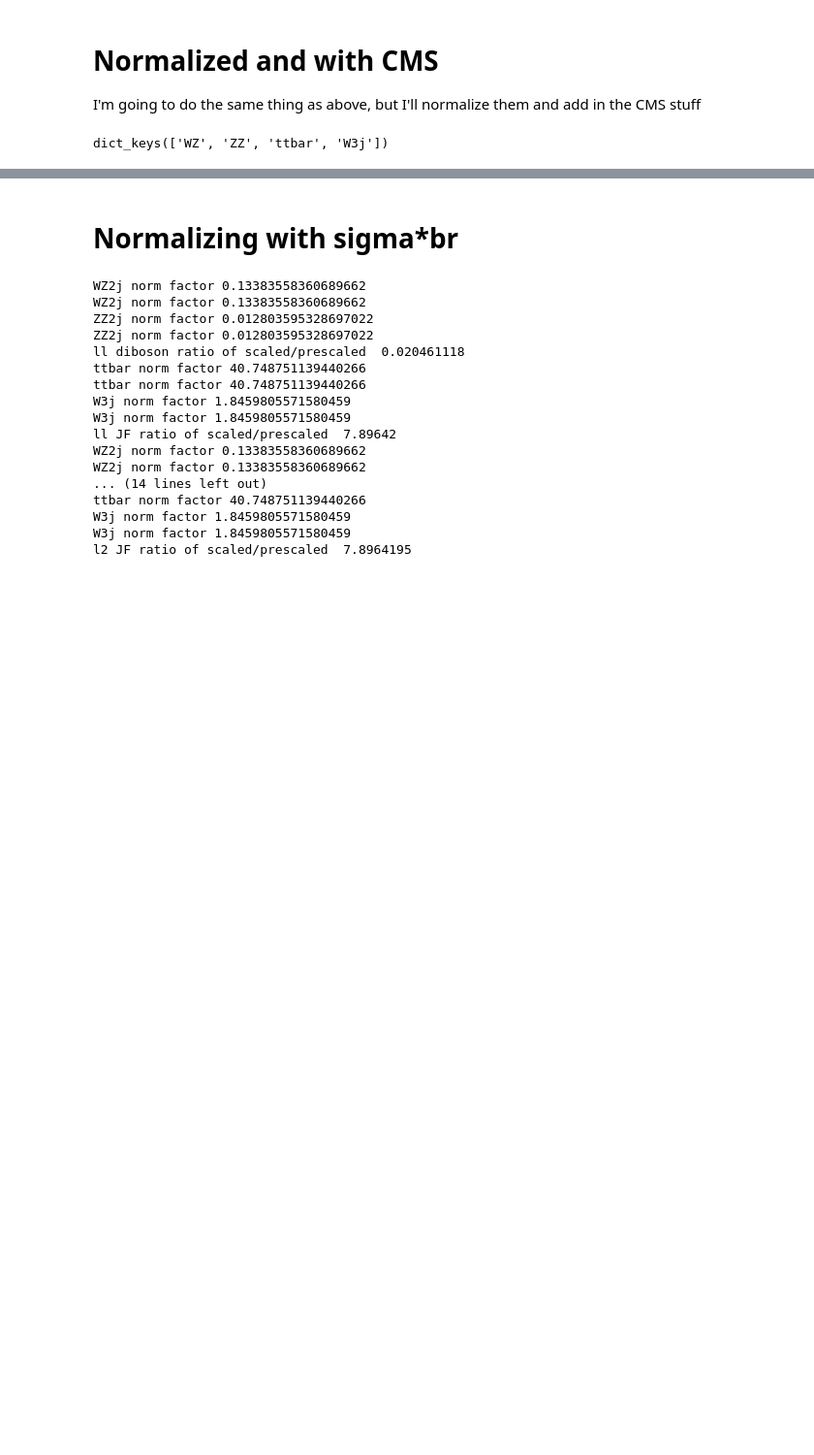
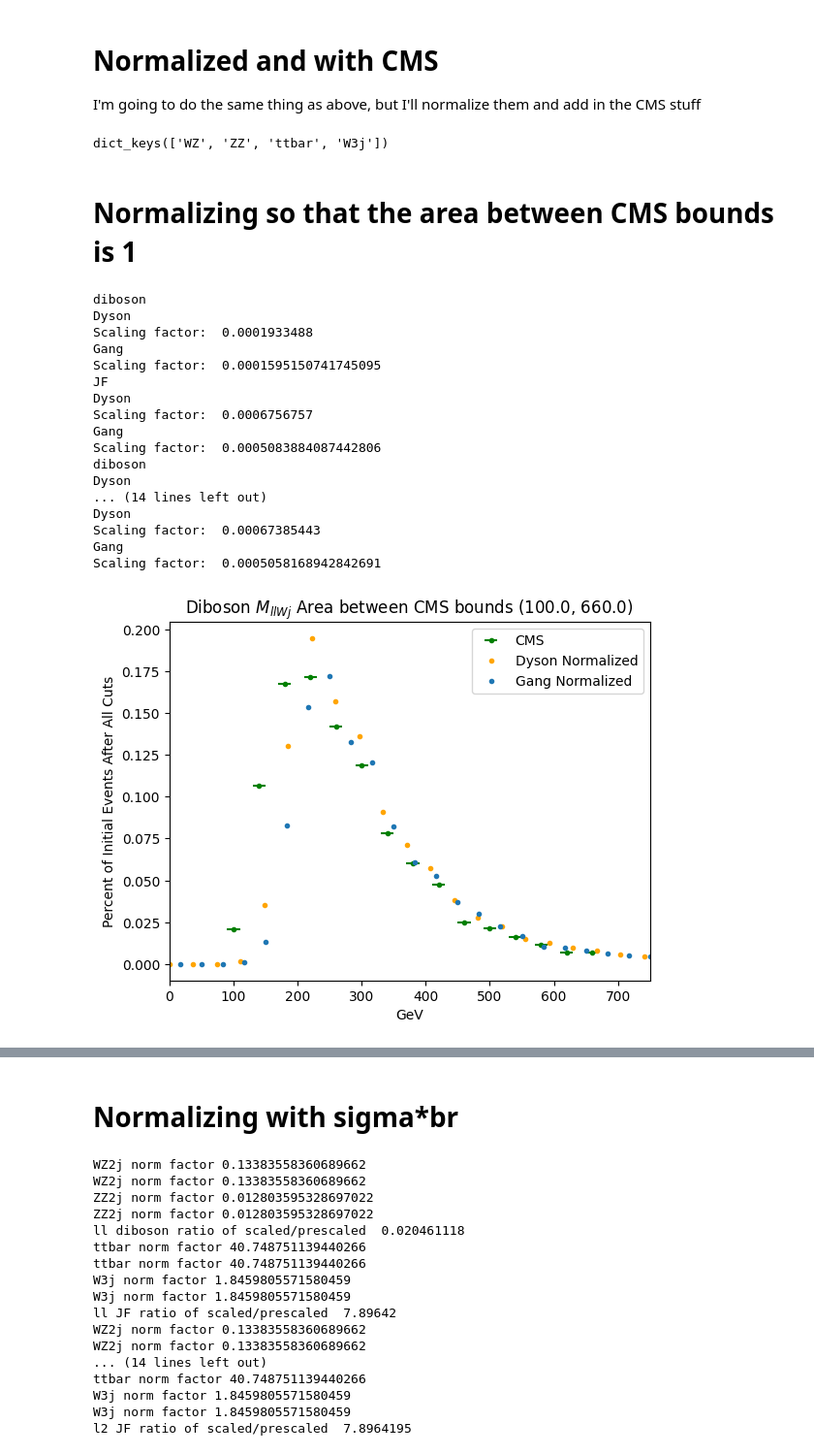
Before and after one commit to dysontk/LFVLNV, a Jupyter notebook: AnalysisAndSuch/Histos.ipynb, the cells around one changed output, grey strips where cells are left out. Shown at 97% size. Drawn from its saved outputs; the diff is of its cells as text; code cells hidden in the pictures; blank space fills up the shorter version.

```diff
--- a/AnalysisAndSuch/Histos.ipynb
+++ b/AnalysisAndSuch/Histos.ipynb
@@ -421,3 +437,77 @@ init_dir = {'diboson':path_to_Gang + gang_diboson_path,
 print(GangDataDictFull.keys())
 # %% [output]
 dict_keys(['WZ', 'ZZ', 'ttbar', 'W3j'])
+# %% [markdown]
+# Normalizing so that the area between CMS bounds is 1
+# %%
+
+
+eTdict = {'WZ2j':'WZ',
+        'ZZ2j':'ZZ',
+        'W3j':'W3j',
+        'ttbar':'ttbar'}
+for htyp in GangDataDict:
+
+
+
+    for  dg in GangdatGroups:
+        fig, axes = plt.subplots()
+        CMS_to_plot = get_data(init_dir[dg]+CMSFileTags[htyp]+'3.dat') - get_data(init_dir[dg]+CMSFileTags[htyp]+'1.dat')
+        axes.errorbar(CMS_linspaces[htyp], CMS_to_plot/np.sum(CMS_to_plot), xerr=10, label='CMS', fmt='.', color='green')
+        # print(f"CMS max {htyp}", np.max(CMS_to_plot))
+        # if (dg=='JF'):
+        #     continue
+        myData = {}
+        my_y = np.zeros(50)
+        myDataPlotSCALED = 0
+        GangDataPlotX = 0
+        GangDataPlotYSCALED = 0
+        for dt in MydatGroups[dg]:
+            # print(my_start_dir)
+            # print(dt)
+            myData.update({dt:combineHistos.get_data(dt, my_FileTags[htyp], my_start_dir)})
+            # print(len(myData[dt]['data']))
+            my_x = np.linspace(myData[dt]['bounds'][0], myData[dt]['bounds'][1], len(myData[dt]['data']))
+            myDataPlotSCALED += myData[dt]['data']
+            # print(GangDataPlotY)
+            # print(GangDataDictFull[eTdict[dt]][htyp][:,0])
+            GangDataPlotX = GangDataDictFull[eTdict[dt]][htyp][:,0]
+            GangDataPlotYSCALED += GangDataDictFull[eTdict[dt]][htyp][:,1]
+            # print(np.shape(GangDataPlotX))
+            # print(np.shape(GangDataPlotY))
+        # GangsY = GangDataDictFull['WZ'][htyp][:,1] + GangDataDictFull['ZZ'][htyp][:,1]
+        # GangsX = GangDataDictFull['WZ'][htyp][:,0]
+        # print("Dyson total events ", np.sum(myDataPlot))
+        # print("Gang's total events ", np.sum(GangDataPlotY))
+        # myDataPlot = myDataPlot #* CMS_nEvents
+        axes.set_title(titleDGDict[dg] + ' ' + plotInfo[htyp]['title'] + f' Area between CMS bounds ({CMS_linspaces[htyp][0]}, {CMS_linspaces[htyp][-1]})')
+        # plt.errorbar(my_y,  /n, color = 'orange', fmt='.', label='Dyson')
+        print(dg)
+        print("Dyson")
+        plt.errorbar(my_x,  NormalizeToAreaOne(my_x, myDataPlotSCALED, (CMS_linspaces[htyp][0], CMS_linspaces[htyp][-1])), color = 'orange', fmt='.', label='Dyson')
+        print("Gang")
+        plt.errorbar(GangDataPlotX, NormalizeToAreaOne(GangDataPlotX, GangDataPlotYSCALED, (CMS_linspaces[htyp][0], CMS_linspaces[htyp][-1])), fmt='.', label='Gang')
+        plt.xlim(plotInfo[htyp]['bounds'])
+        plt.ylabel('Percent of Initial Events After All Cuts')
+        plt.xlabel('GeV')
+        axes.legend()
+        # print(f'{htyp} {dg} ratio of scaled/prescaled ', np.sum(myDataPlotSCALED)/raw_data_tot_dict[htyp][dg])
+# %% [output]
+diboson
+Dyson
+Scaling factor:  0.0001933488
+Gang
+Scaling factor:  0.0001595150741745095
+JF
+Dyson
+Scaling factor:  0.0006756757
+Gang
+Scaling factor:  0.0005083884087442806
+diboson
+Dyson
+... (14 lines left out)
+Dyson
+Scaling factor:  0.00067385443
+Gang
+Scaling factor:  0.0005058168942842691
+[figure, added]
```
Also changed, not shown: parts of 22 cells of this notebook, 4 other files.
